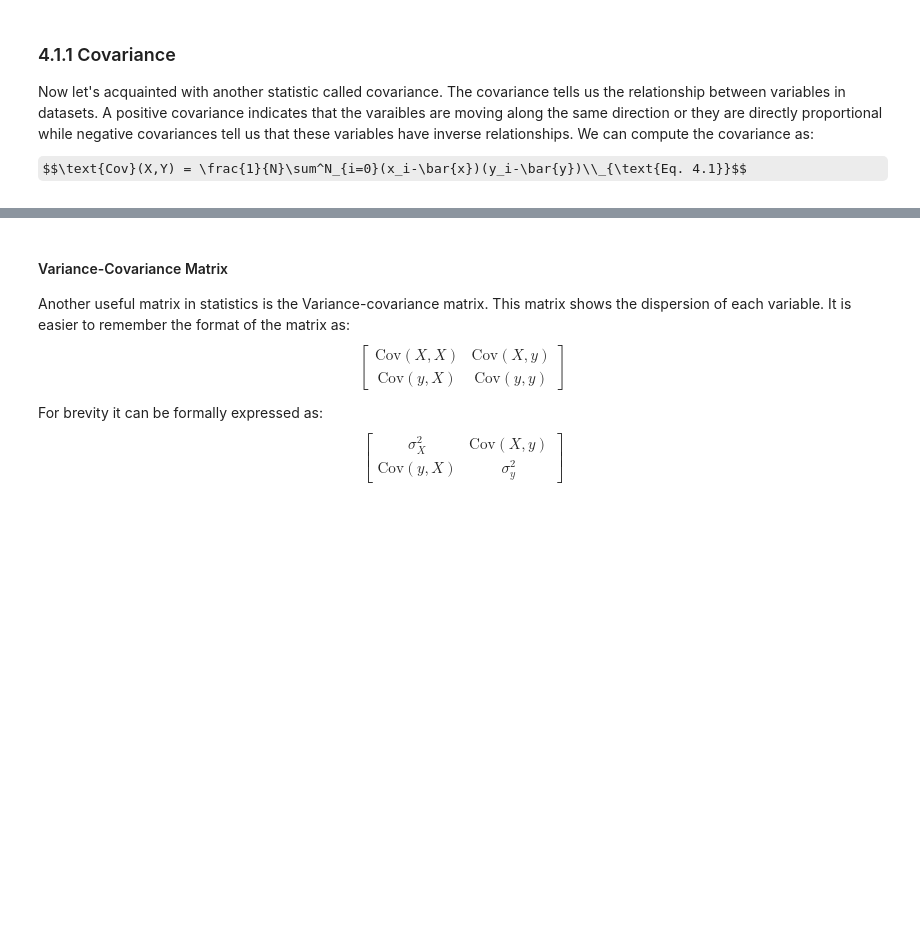
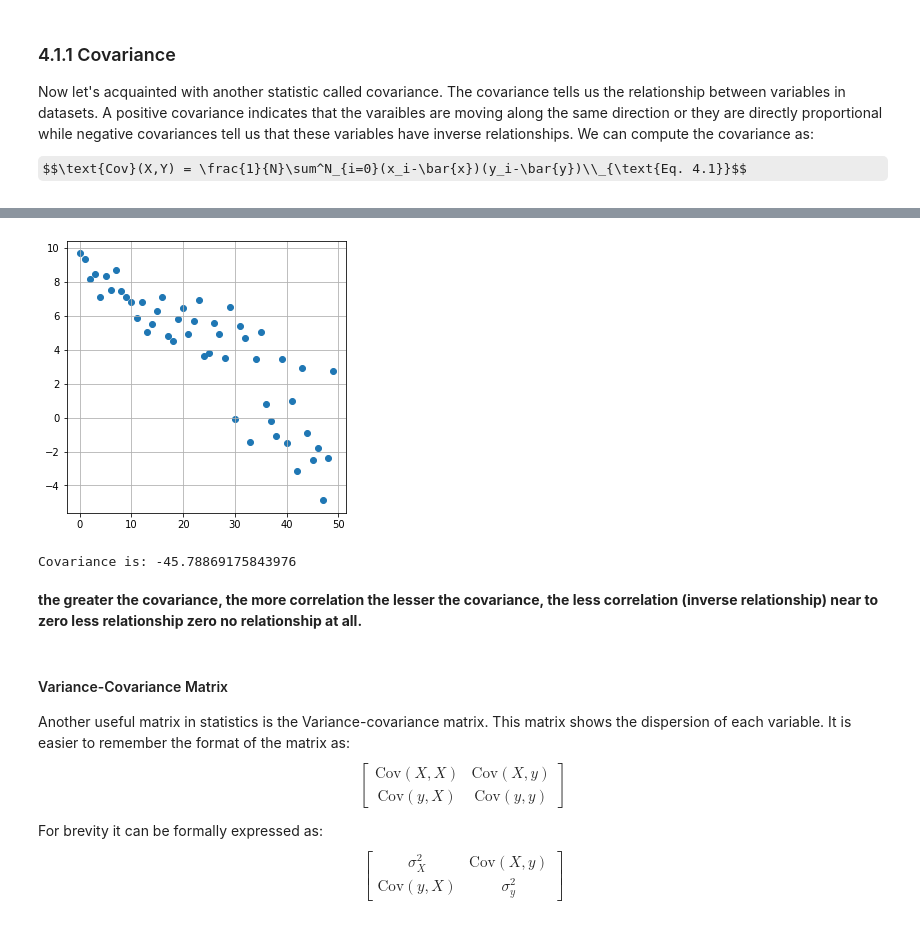
Before and after one commit to Nikkuchan/colabs-notes, a Jupyter notebook: Midterms/04 - Regression/fund_aiml_04v1_2021.ipynb, the cells around one changed output, grey strips where cells are left out. Saved outputs shown, nothing was run; the diff lists cells and outputs as text; code cells hidden in the pictures; some formulas as TeX source; blank space fills up the shorter version.

```diff
--- a/Midterms/04 - Regression/fund_aiml_04v1_2021.ipynb
+++ b/Midterms/04 - Regression/fund_aiml_04v1_2021.ipynb
@@ -88,3 +90,37 @@ Covariance is: 39.9966525980277
+# %%
+## Coding covariances
+# pearson - normalized form of the covariance.
+
+### Prepare the dataset
+n=50
+X,y,_,_ = create_corr_data(n,is_neg=True) #if true then negative
+## take the means of X and Y
+x_bar = X.mean()
+y_bar = y.mean()
+
+## get the difference for each data point from their means
+sts_x = X-x_bar #x and y are vectore
+std_y = y-y_bar #use standard variation
+
+## compute for the covariance by Eq. 4.1
+cov = np.mean(diff_x*diff_y)
+
+plt.figure(figsize=(5,5))
+plt.grid()
+plt.scatter(X,y)
+plt.show()
+print(f'Covariance is: {cov}')
+
+
+## Try to create a cov function that will dynamically ask users for two datasets
+# %% [output]
+[figure, added]
+Covariance is: -45.78869175843976
+# %% [markdown]
+**the greater the covariance, the more correlation
+the lesser the covariance, the less correlation (inverse relationship)
+ near to zero less relationship
+ zero no relationship at all.**
 # %% [markdown]
 #### Variance-Covariance Matrix
 
```
Also changed, not shown: parts of 22 cells of this notebook.
